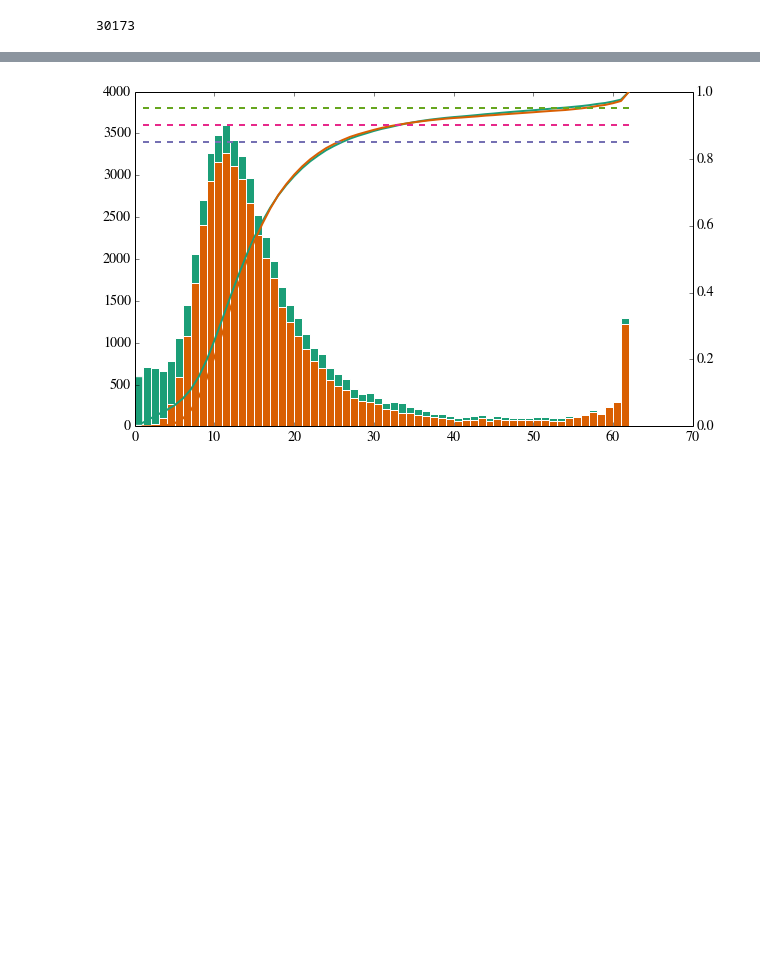
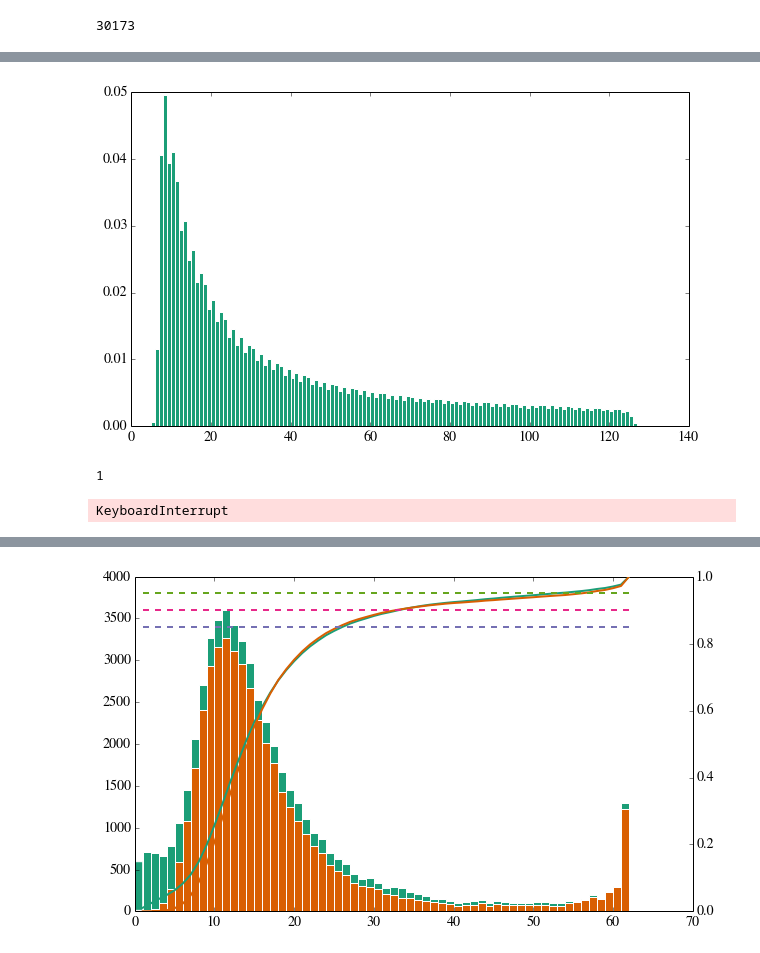
Before and after one commit to ryananeff/ipython-neff-davislab, a Jupyter notebook: filter_variants_by_AF.ipynb, the cells around one changed output, grey strips where cells are left out. Drawn from its saved outputs; the diff is of its cells as text; code cells hidden in the pictures; blank space fills up the shorter version.

```diff
--- a/filter_variants_by_AF.ipynb
+++ b/filter_variants_by_AF.ipynb
@@ -231,0 +258,6 @@ len(ncc_array_pass)
+# %%
+af_dist[0] = af_dist[0].astype(float)
+# %%
+af_list2 = list(af_dist[[isfloat(i) == True for i in af_dist[0]]][0])
+# %%
+af_list2 = sorted(af_list2)
@@ -231,0 +277,12 @@ len(ncc_array_pass)
+# %%
+af_list2 = [round(float(i)*132,0) for i in af_list2]
+# %%
+h = plt.hist(af_list2, bins=range(0,132,1), normed=True)
+plt.show()
+# %% [output]
+[figure, added]
+# %%
+np.random.binomial(10,0.5)
+# %% [output]
+1
+KeyboardInterrupt
```
Also changed, not shown: parts of 12 cells of this notebook, 4 other files.
